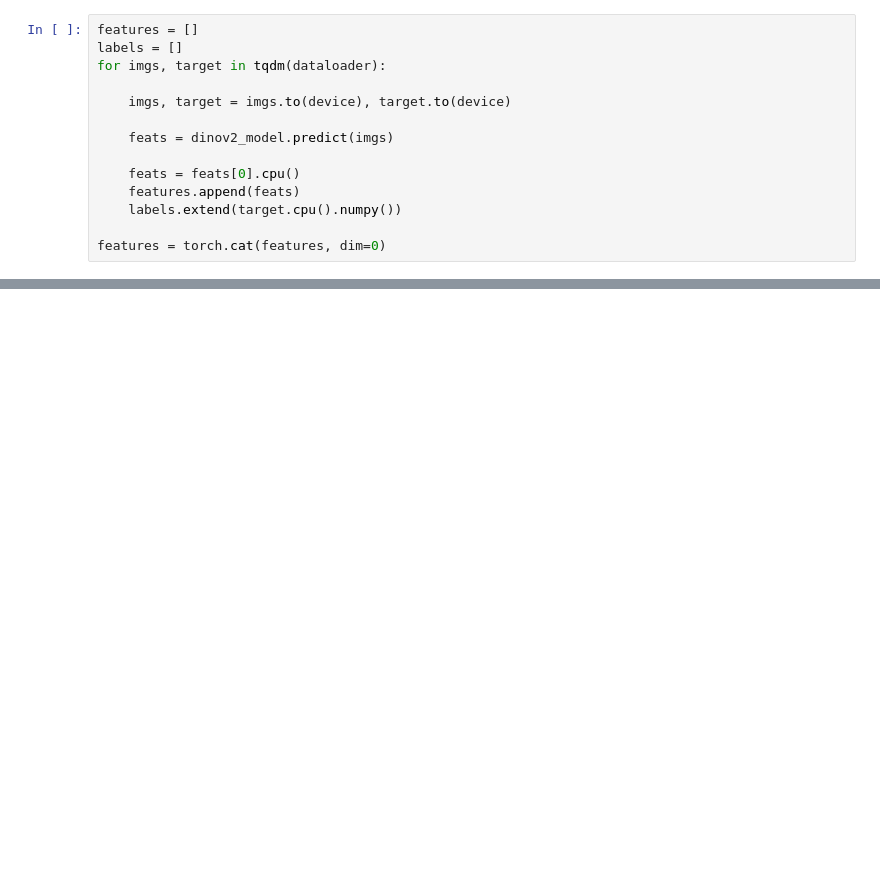
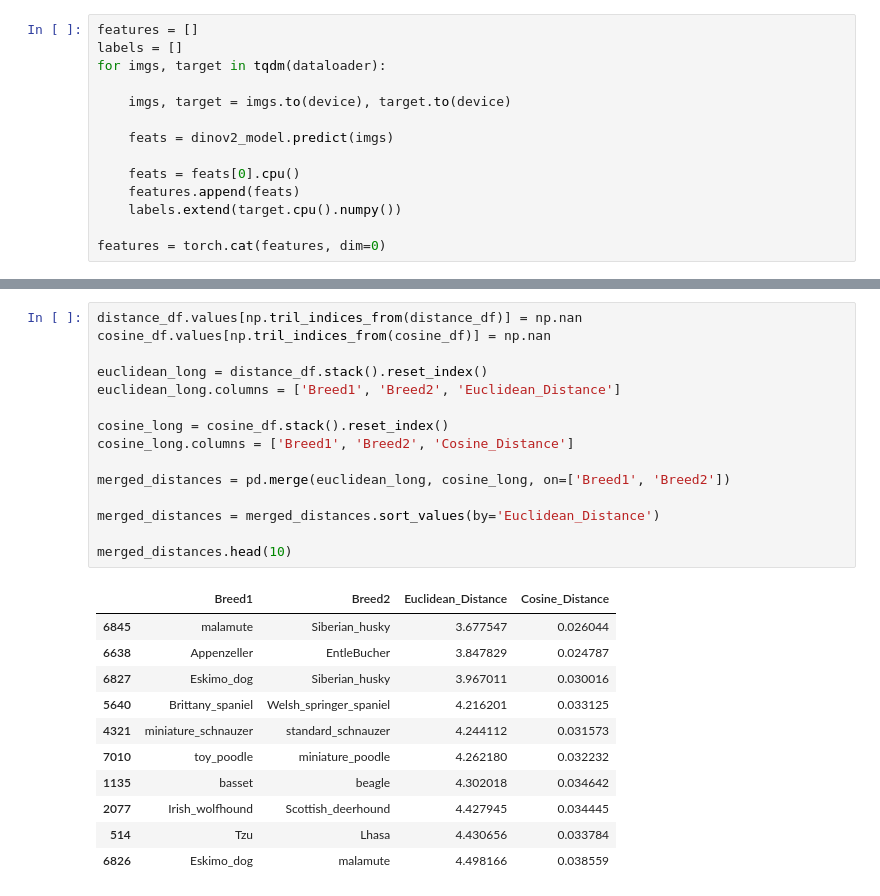
Before and after one commit to mattiaamartino/adversarial-attack-diffusion, a Jupyter notebook: prompt_tuning_attack/notebooks/dinov2_exploration.ipynb, the cells around one changed output, grey strips where cells are left out. Drawn from its saved outputs; the diff is of its cells as text; blank space fills up the shorter version.

```diff
--- a/prompt_tuning_attack/notebooks/dinov2_exploration.ipynb
+++ b/prompt_tuning_attack/notebooks/dinov2_exploration.ipynb
@@ -216,0 +226,27 @@ Sorted Cosine Distances
+# %%
+distance_df.values[np.tril_indices_from(distance_df)] = np.nan
+cosine_df.values[np.tril_indices_from(cosine_df)] = np.nan
+
+euclidean_long = distance_df.stack().reset_index()
+euclidean_long.columns = ['Breed1', 'Breed2', 'Euclidean_Distance']
+
+cosine_long = cosine_df.stack().reset_index()
+cosine_long.columns = ['Breed1', 'Breed2', 'Cosine_Distance']
+
+merged_distances = pd.merge(euclidean_long, cosine_long, on=['Breed1', 'Breed2'])
+
+merged_distances = merged_distances.sort_values(by='Euclidean_Distance')
+
+merged_distances.head(10)
+# %% [output]
+|  | Breed1 | Breed2 | Euclidean_Distance | Cosine_Distance |
+| 6845 | malamute | Siberian_husky | 3.677547 | 0.026044 |
+| 6638 | Appenzeller | EntleBucher | 3.847829 | 0.024787 |
+| 6827 | Eskimo_dog | Siberian_husky | 3.967011 | 0.030016 |
+| 5640 | Brittany_spaniel | Welsh_springer_spaniel | 4.216201 | 0.033125 |
+| 4321 | miniature_schnauzer | standard_schnauzer | 4.244112 | 0.031573 |
+| 7010 | toy_poodle | miniature_poodle | 4.262180 | 0.032232 |
+| 1135 | basset | beagle | 4.302018 | 0.034642 |
+| 2077 | Irish_wolfhound | Scottish_deerhound | 4.427945 | 0.034445 |
+| 514 | Tzu | Lhasa | 4.430656 | 0.033784 |
+| 6826 | Eskimo_dog | malamute | 4.498166 | 0.038559 |
```
Also changed, not shown: parts of 15 cells of this notebook.
